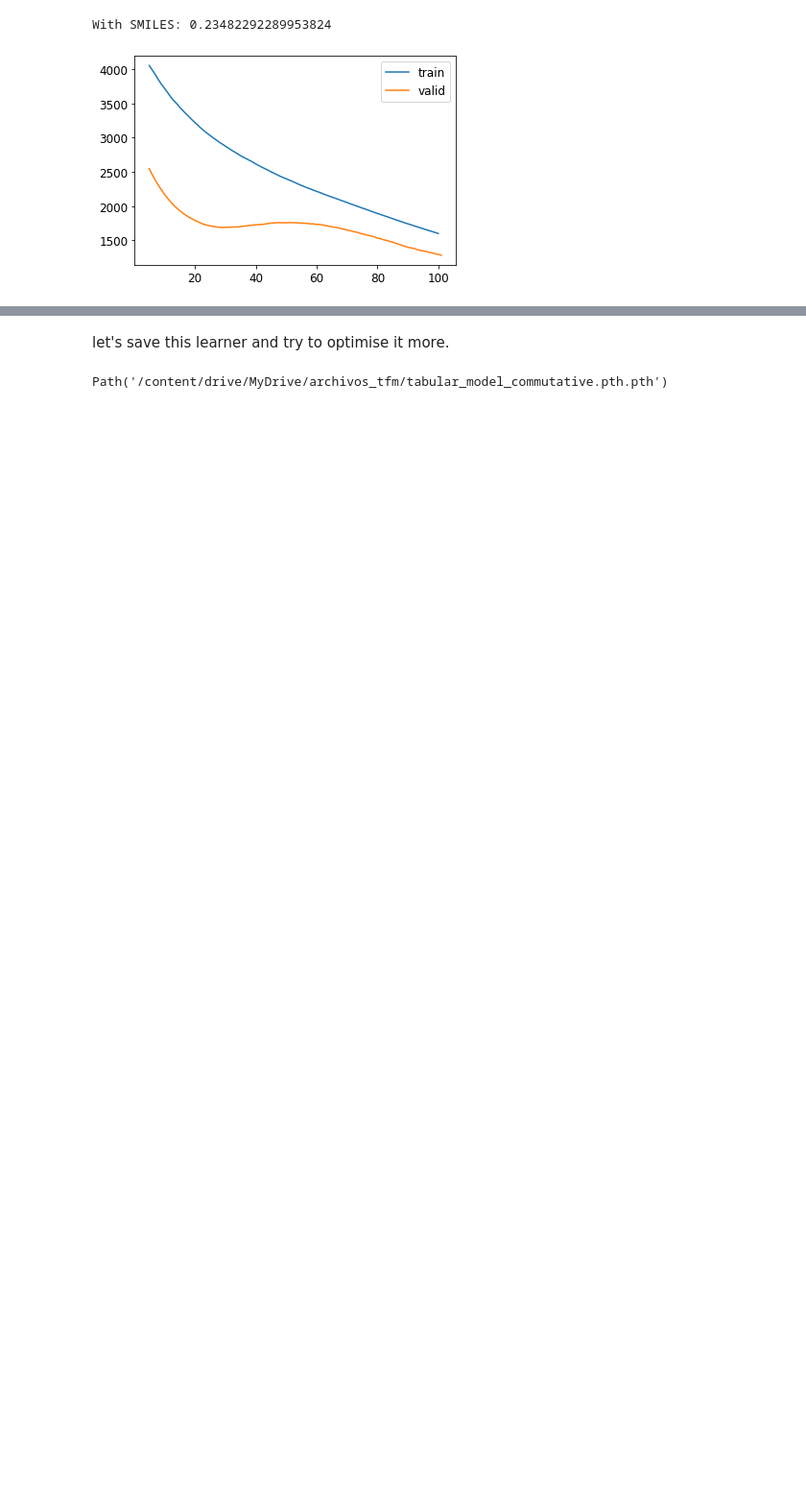
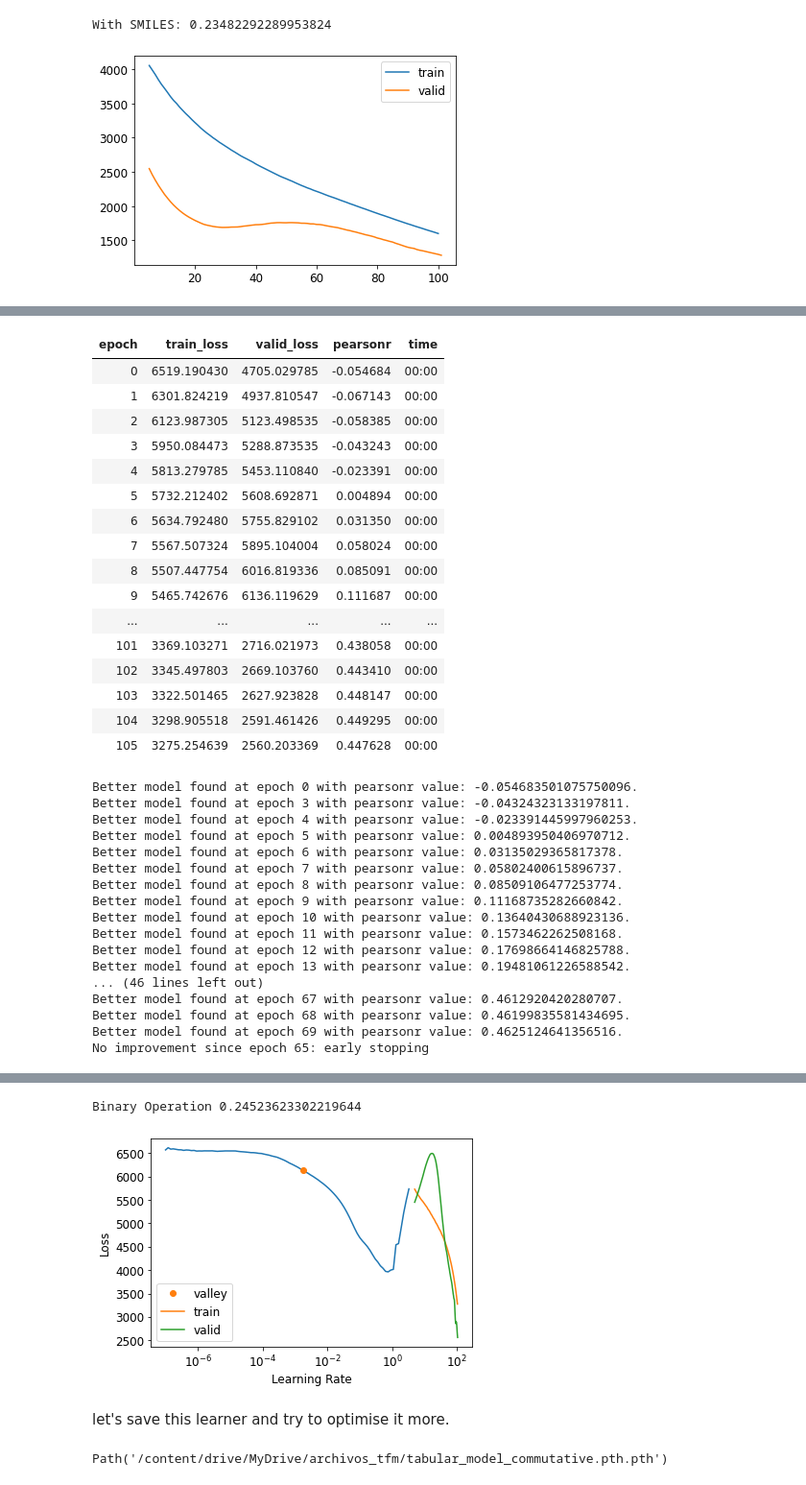
Before and after one commit to edmanft/cat_drug_synergy, a Jupyter notebook: fingerprints_without_training_pipeline.ipynb, the cells around one changed output, grey strips where cells are left out. Shown at 96% size. Drawn from its saved outputs; the diff is of its cells as text; code cells hidden in the pictures; blank space fills up the shorter version.

```diff
--- a/fingerprints_without_training_pipeline.ipynb
+++ b/fingerprints_without_training_pipeline.ipynb
@@ -1162,3 +1217,34 @@ No improvement since epoch 80: early stopping
 [interactive output not drawn]
 With SMILES: 0.23482292289953824
 [figure]
+# %%
+"Tabular learner"
+
+"Binary Operation"
+procs_nn = [Categorify, FillMissing, Normalize]
+"For some reason the prediction improves when I don't normalize"
+"so I will use procs instead of procs_nn"
+to_nn_bin = TabularPandas(df_bin_nocomb, procs, cat, cont, y_names=dep_var,
+                      splits=splits)
+dls = to_nn_bin.dataloaders(1024)
+y_bin = to_nn_bin.train.y
+y_bin.min(),y_bin.max()
+
+callbacks = [EarlyStoppingCallback(
+    monitor='pearsonr',
+    min_delta=0.01, patience=40), SaveModelCallback(monitor='pearsonr')]
+
+
+learn = tabular_learner(dls, y_range=(y_bin.min(),y_bin.max()), layers=[20,10],
+                        n_out=1, loss_func=F.mse_loss,
+                        metrics = PearsonCorrCoef(), cbs = callbacks)
+learn.lr_find()
+learn.fit(n_epoch = 500, lr = 0.001)
+learn.recorder.plot_loss()
+y_pred_nn_1_bin, targs = learn.get_preds()
+y_pred_nn_1_bin = np.asarray(y_pred_nn_1_bin[:,0])
+
+
+wpc_tl_bin= wpc_score(test_df_bin, y_pred_nn_1_bin)
+print("Binary Operation", wpc_tl_bin)
+# %% [output]
@@ -1164,0 +1252,34 @@ With SMILES: 0.23482292289953824
+| epoch | train_loss | valid_loss | pearsonr | time |
+| 0 | 6519.190430 | 4705.029785 | -0.054684 | 00:00 |
+| 1 | 6301.824219 | 4937.810547 | -0.067143 | 00:00 |
+| 2 | 6123.987305 | 5123.498535 | -0.058385 | 00:00 |
+| 3 | 5950.084473 | 5288.873535 | -0.043243 | 00:00 |
+| 4 | 5813.279785 | 5453.110840 | -0.023391 | 00:00 |
+| 5 | 5732.212402 | 5608.692871 | 0.004894 | 00:00 |
+| 6 | 5634.792480 | 5755.829102 | 0.031350 | 00:00 |
+| 7 | 5567.507324 | 5895.104004 | 0.058024 | 00:00 |
+| 8 | 5507.447754 | 6016.819336 | 0.085091 | 00:00 |
+| 9 | 5465.742676 | 6136.119629 | 0.111687 | 00:00 |
+| ... | ... | ... | ... | ... |
+| 101 | 3369.103271 | 2716.021973 | 0.438058 | 00:00 |
+| 102 | 3345.497803 | 2669.103760 | 0.443410 | 00:00 |
+| 103 | 3322.501465 | 2627.923828 | 0.448147 | 00:00 |
+| 104 | 3298.905518 | 2591.461426 | 0.449295 | 00:00 |
+| 105 | 3275.254639 | 2560.203369 | 0.447628 | 00:00 |
+Better model found at epoch 0 with pearsonr value: -0.054683501075750096.
+Better model found at epoch 3 with pearsonr value: -0.04324323133197811.
+Better model found at epoch 4 with pearsonr value: -0.023391445997960253.
+Better model found at epoch 5 with pearsonr value: 0.004893950406970712.
+Better model found at epoch 6 with pearsonr value: 0.03135029365817378.
+Better model found at epoch 7 with pearsonr value: 0.05802400615896737.
+Better model found at epoch 8 with pearsonr value: 0.08509106477253774.
+Better model found at epoch 9 with pearsonr value: 0.11168735282660842.
+Better model found at epoch 10 with pearsonr value: 0.13640430688923136.
+Better model found at epoch 11 with pearsonr value: 0.1573462262508168.
+Better model found at epoch 12 with pearsonr value: 0.17698664146825788.
+Better model found at epoch 13 with pearsonr value: 0.19481061226588542.
+... (46 lines left out)
+Better model found at epoch 67 with pearsonr value: 0.4612920420280707.
+Better model found at epoch 68 with pearsonr value: 0.46199835581434695.
+Better model found at epoch 69 with pearsonr value: 0.4625124641356516.
+No improvement since epoch 65: early stopping
@@ -1165,3 +1287,5 @@ With SMILES: 0.23482292289953824
+Binary Operation 0.24523623302219644
+[figure, added]
 # %% [markdown]
 let's save this learner and try to optimise it more.
 # %%
```
Also changed, not shown: parts of 14 cells of this notebook.
